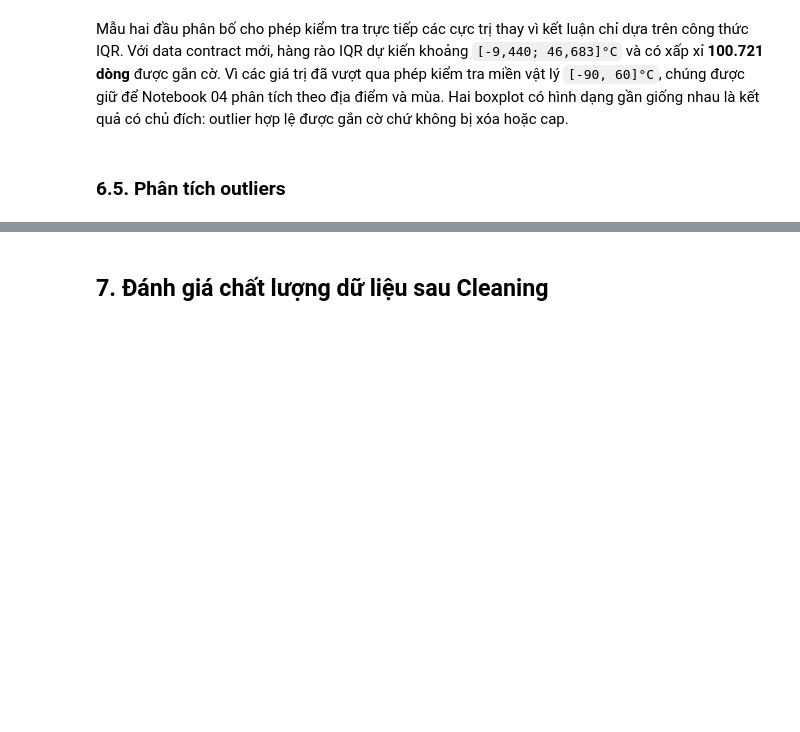
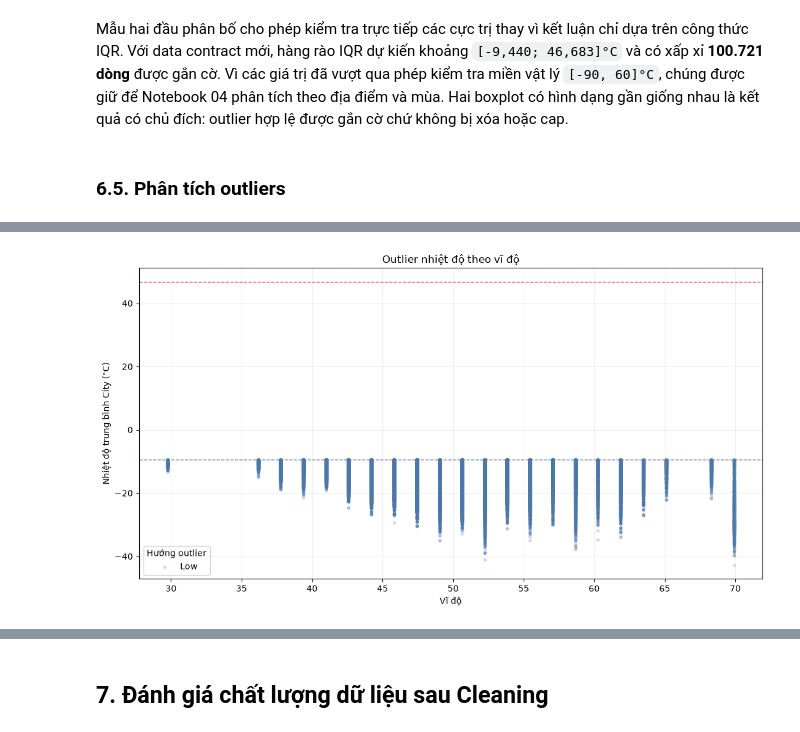
Before and after one commit to Sekaiiii1/Global-Surface-Temperature-Analysis, a Jupyter notebook: notebooks_v1/03_data_cleaning.ipynb, the cells around one changed output, grey strips where cells are left out. Saved outputs shown, nothing was run; the diff lists cells and outputs as text; code cells hidden in the pictures; blank space fills up the shorter version.

```diff
--- a/notebooks_v1/03_data_cleaning.ipynb
+++ b/notebooks_v1/03_data_cleaning.ipynb
@@ -902,0 +1258,25 @@ Mẫu hai đầu phân bố cho phép kiểm tra trực tiếp các cực trị
+# %%
+plot_colors = {'Low': '#4C78A8', 'High': '#E45756'}
+
+fig, ax = plt.subplots(figsize=(11, 6))
+for outlier_side, group in outlier_df.groupby('outlier_side', observed=True):
+    ax.scatter(
+        group['latitude'],
+        group['city_average_temperature'],
+        s=9,
+        alpha=0.20,
+        color=plot_colors[outlier_side],
+        label=outlier_side,
+    )
+
+ax.axhline(iqr_lower, color='#4C78A8', linestyle='--', linewidth=1)
+ax.axhline(iqr_upper, color='#E45756', linestyle='--', linewidth=1)
+ax.set_title('Outlier nhiệt độ theo vĩ độ')
+ax.set_xlabel('Vĩ độ')
+ax.set_ylabel('Nhiệt độ trung bình City (°C)')
+ax.legend(title='Hướng outlier')
+ax.grid(alpha=0.20)
+plt.tight_layout()
+plt.show()
+# %% [output]
+[figure, added]
```
Also changed, not shown: parts of 42 cells of this notebook, 9 other files.
